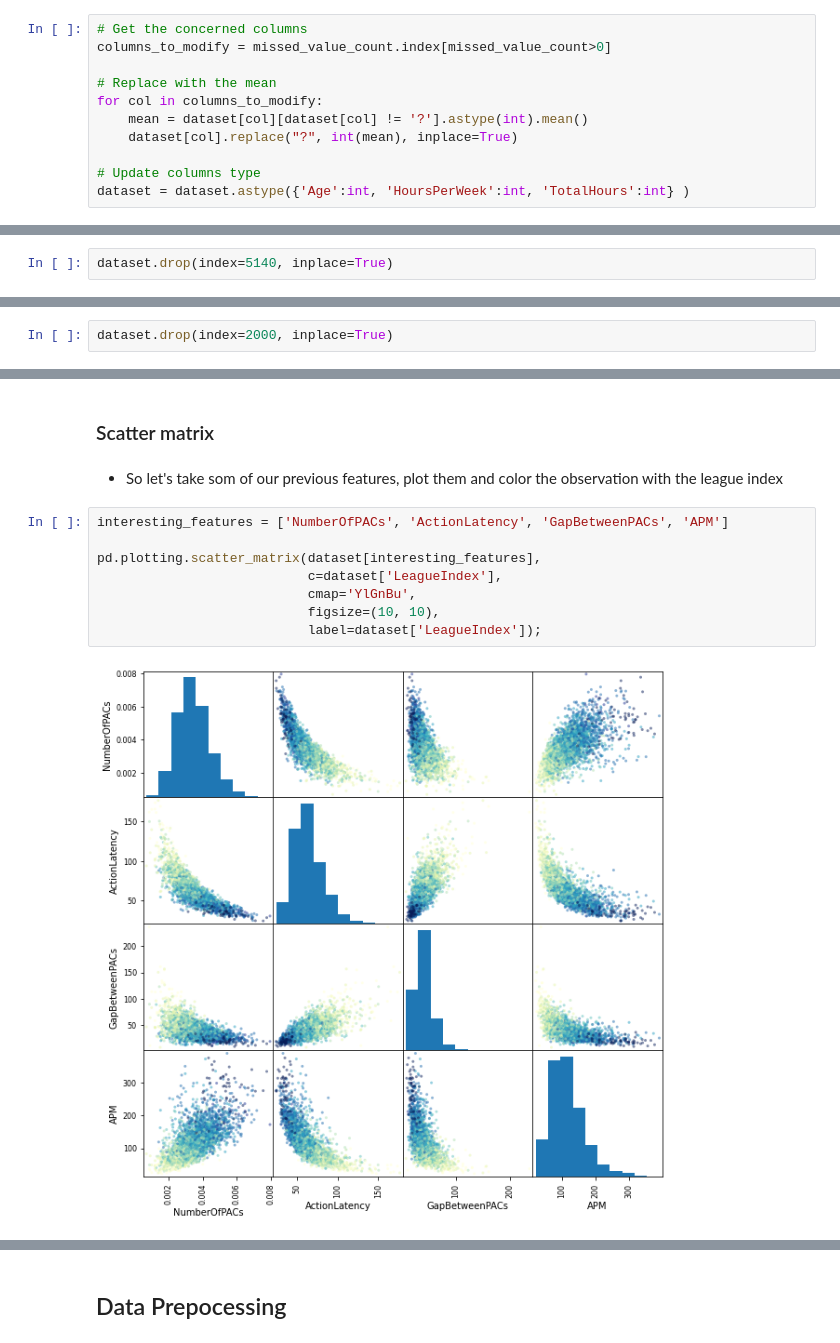
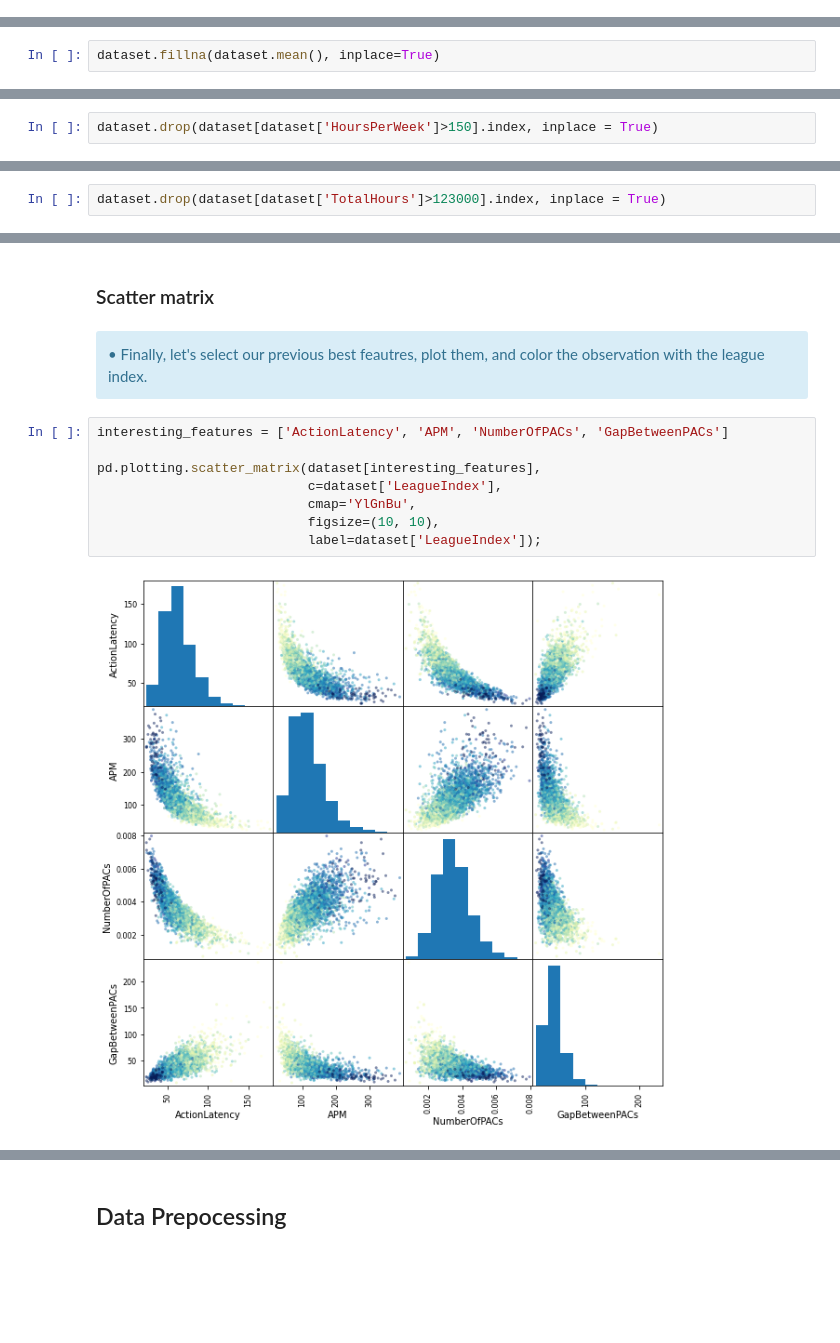
Before and after one commit to VictorGoubet/Dataset-Analysis, a Jupyter notebook: Notebook.ipynb, the cells around one changed output, grey strips where cells are left out. Saved outputs shown, nothing was run; the diff lists cells and outputs as text; blank space fills up the shorter version.

```diff
--- a/Notebook.ipynb
+++ b/Notebook.ipynb
@@ -162,11 +171,0 @@ dataset[dataset['Age'].isnull()].tail(3)
-# %%
-# Get the concerned columns
-columns_to_modify = missed_value_count.index[missed_value_count>0]
-
-# Replace with the mean
-for col in columns_to_modify:
-    mean = dataset[col][dataset[col] != '?'].astype(int).mean()
-    dataset[col].replace("?", int(mean), inplace=True)
-
-# Update columns type
-dataset = dataset.astype({'Age':int, 'HoursPerWeek':int, 'TotalHours':int} )
@@ -173,2 +176,4 @@ dataset = dataset.astype({'Age':int, 'HoursPerWeek':int, 'TotalHours':int} )
+# %%
+dataset.fillna(dataset.mean(), inplace=True)
 # %% [markdown]
 ### Check if all is good
@@ -269,2 +264,2 @@ It seems to be the only weird value for this feature. Indeed 25,000 hours is abo
 # %%
-dataset.drop(index=5140, inplace=True)
+dataset.drop(dataset[dataset['HoursPerWeek']>150].index, inplace = True)
@@ -292,5 +270,5 @@ dataset.sort_values('HoursPerWeek', ascending=False)
 # %%
-dataset.drop(index=2000, inplace=True)
+dataset.drop(dataset[dataset['TotalHours']>123000].index, inplace = True)
 # %% [markdown]
 ## Overview plots
 # %% [markdown]
@@ -345,14 +367,16 @@ plt.show();
 # %% [markdown]
 ### Scatter matrix
 # %% [markdown]
-- So let's take som of our previous features, plot them and color the observation with the league index
+<div class="alert alert-block alert-info">
+• Finally, let's select our previous best feautres, plot them, and color the observation with the league index.
+</div>
 # %%
-interesting_features = ['NumberOfPACs', 'ActionLatency', 'GapBetweenPACs', 'APM']
+interesting_features = ['ActionLatency', 'APM', 'NumberOfPACs', 'GapBetweenPACs']
 
 pd.plotting.scatter_matrix(dataset[interesting_features],
                            c=dataset['LeagueIndex'],
                            cmap='YlGnBu',
                            figsize=(10, 10),
                            label=dataset['LeagueIndex']);
 # %% [output]
-[figure, old version]
+[figure, new version]
```
Also changed, not shown: parts of 113 cells of this notebook, 3 other files.
